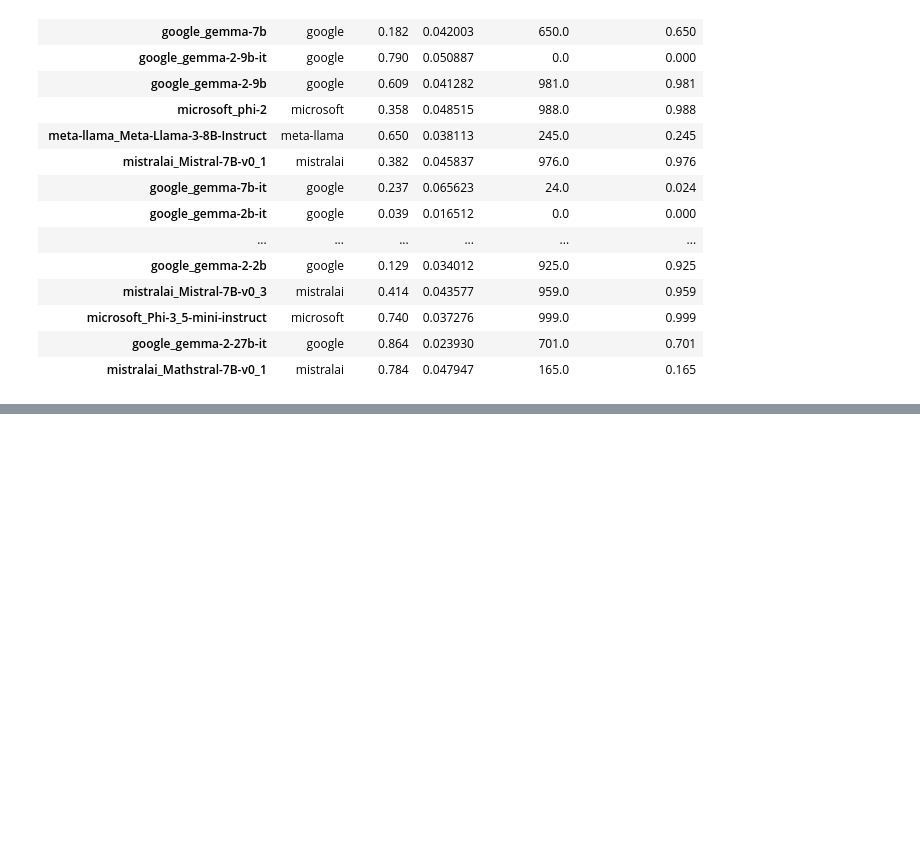
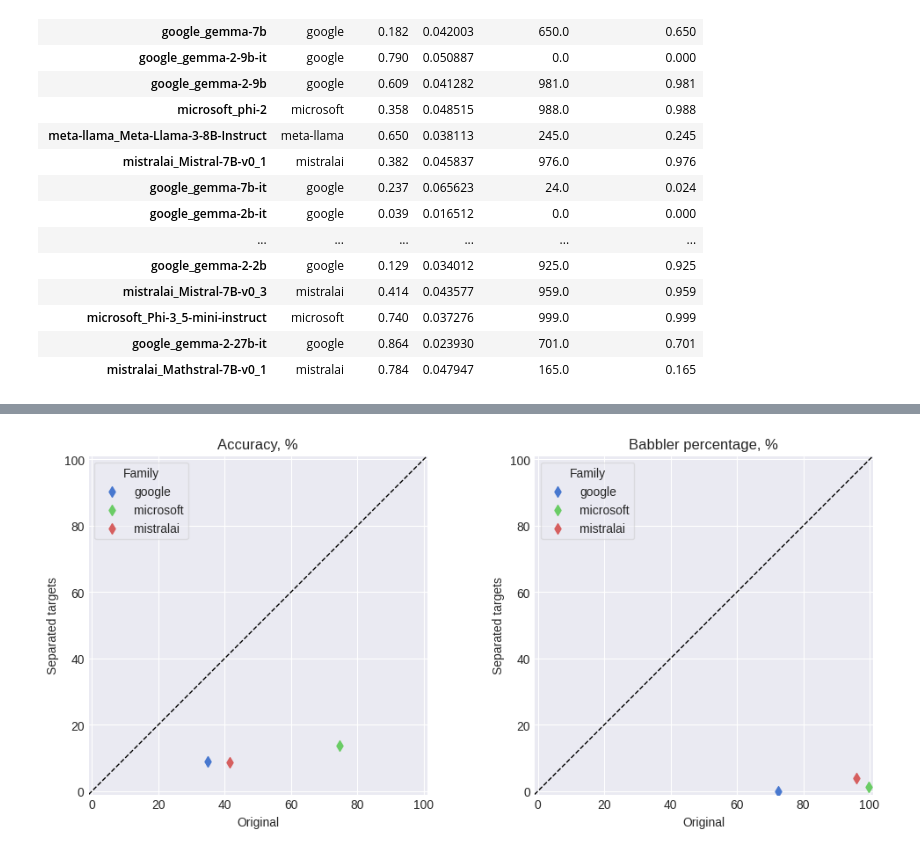
Before and after one commit to the-mysh/gsm-symbolic-benchmarking, a Jupyter notebook: notebooks/results_pres.ipynb, the cells around one changed output, grey strips where cells are left out. Drawn from its saved outputs; the diff is of its cells as text; code cells hidden in the pictures; blank space fills up the shorter version.

```diff
--- a/notebooks/results_pres.ipynb
+++ b/notebooks/results_pres.ipynb
@@ -212,0 +221,25 @@ _ = fig.suptitle("Babbler counts on 1% benchmark")
+# %%
+fig, axes = plt.subplots(1, 2, figsize=(12, 5))
+
+for i, c in enumerate(('accuracy', 'babbler percentage')):
+    ax = axes[i]
+    ax.set_title(f"{c.capitalize()}, %")
+
+    for family in b_sep.family.unique():
+        bb_sep =  b_sep[b_sep['family'] == family]
+        bb_orig = b_20x50[b_20x50['family'] == family]
+        bb_orig = bb_orig[bb_orig.index.isin(bb_sep.index)]
+        ax.scatter(100*bb_orig[c], 100*bb_sep[c], marker='d', label=family)
+
+    m = 1
+    lims = (-m, 100+m)
+    ax.set_xlim(lims)
+    ax.set_ylim(lims)
+
+    ax.set_aspect('equal')
+    ax.axline([0, 0], [1, 1], c='k', lw=1, linestyle='--')
+    ax.legend(fancybox=True, framealpha=0.5, frameon=True, title='Family')
+    ax.set_xlabel("Original")
+    ax.set_ylabel("Separated targets")
+# %% [output]
+[figure, added]
```
Also changed, not shown: parts of 5 cells of this notebook, 1 other file.
